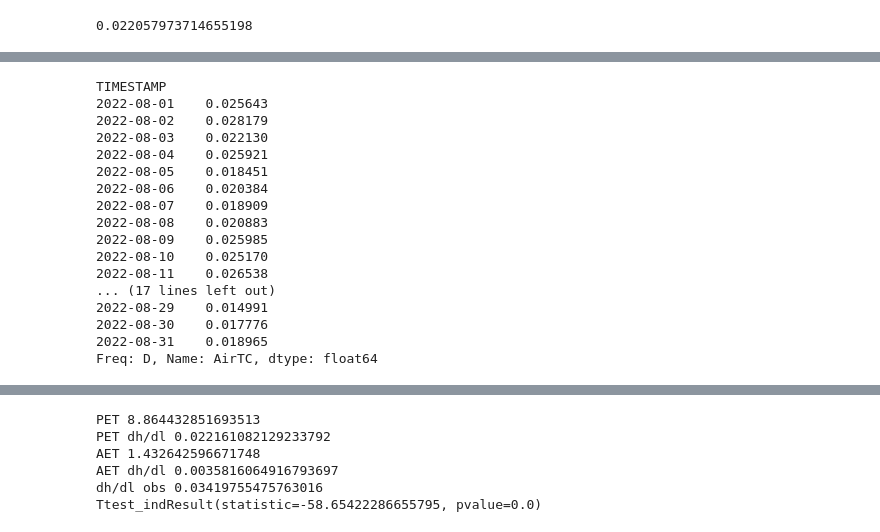
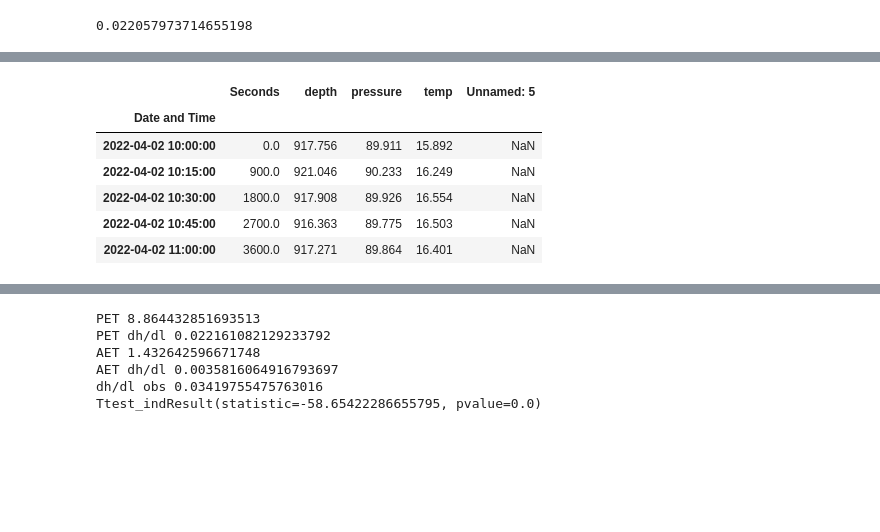
Before and after one commit to Harry1496/Capstone-Code, a Jupyter notebook: Prelim_Results.ipynb, the cells around one changed output, grey strips where cells are left out. Cells and saved outputs as stored; diff of their text form; code cells hidden in the pictures; blank space fills up the shorter version.

```diff
--- a/Prelim_Results.ipynb
+++ b/Prelim_Results.ipynb
@@ -237,39 +237,37 @@ plt.show()
 # %%
 #Read in Pizo data
 
 
 hay_u = 'https://raw.githubusercontent.com/Harry1496/Capstone-Code/main/Hayfield_U.csv'
 hay_udf =  pd.read_csv(hay_u,sep=',',comment='#',
                        index_col='Date and Time',skiprows=[i for i in range(0,70)],parse_dates=True)
 
 hay_l = 'https://raw.githubusercontent.com/Harry1496/Capstone-Code/main/Hayfield_L.csv'
 hay_ldf = pd.read_csv(hay_l,sep=',',comment='#',
                        index_col='Date and Time',skiprows=[i for i in range(0,70)],parse_dates=True)
 
 rdict = {'Depth (cm)                              ':'depth','Pressure (kPa)                          ':'pressure',
         'Temperature (C)                         ':'temp'}
 hay_udf.rename(columns=rdict,inplace=True)
 hay_ldf.rename(columns=rdict,inplace=True)
 
+mov_u = 'https://raw.githubusercontent.com/Harry1496/Capstone-Code/main/Movie_U.csv'
+mov_udf = pd.read_csv(mov_u,sep=',',comment='#',index_col='Date and Time',
+                     skiprows=[i for i in range(0,70)],parse_dates=True)
 
-p_h = p_h
-p_h
+mov_l = 'https://raw.githubusercontent.com/Harry1496/Capstone-Code/main/Movie_L.csv'
+
+mov_ldf = pd.read_csv(mov_l,sep=',',comment='#',index_col='Date and Time',
+                     skiprows=[i for i in range(0,70)],parse_dates=True)
+
+mov_udf.rename(columns=rdict,inplace=True)
+mov_ldf.rename(columns=rdict,inplace=True)
 # %% [output]
-TIMESTAMP
-2022-08-01    0.025643
-2022-08-02    0.028179
-2022-08-03    0.022130
-2022-08-04    0.025921
-2022-08-05    0.018451
-2022-08-06    0.020384
-2022-08-07    0.018909
-2022-08-08    0.020883
-2022-08-09    0.025985
-2022-08-10    0.025170
-2022-08-11    0.026538
-... (17 lines left out)
-2022-08-29    0.014991
-2022-08-30    0.017776
-2022-08-31    0.018965
-Freq: D, Name: AirTC, dtype: float64
+|  | Seconds | depth | pressure | temp | Unnamed: 5 |
+| Date and Time |  |  |  |  |  |
+| 2022-04-02 10:00:00 | 0.0 | 917.756 | 89.911 | 15.892 | NaN |
+| 2022-04-02 10:15:00 | 900.0 | 921.046 | 90.233 | 16.249 | NaN |
+| 2022-04-02 10:30:00 | 1800.0 | 917.908 | 89.926 | 16.554 | NaN |
+| 2022-04-02 10:45:00 | 2700.0 | 916.363 | 89.775 | 16.503 | NaN |
+| 2022-04-02 11:00:00 | 3600.0 | 917.271 | 89.864 | 16.401 | NaN |
 # %%
```
Also changed, not shown: parts of 9 cells of this notebook.
